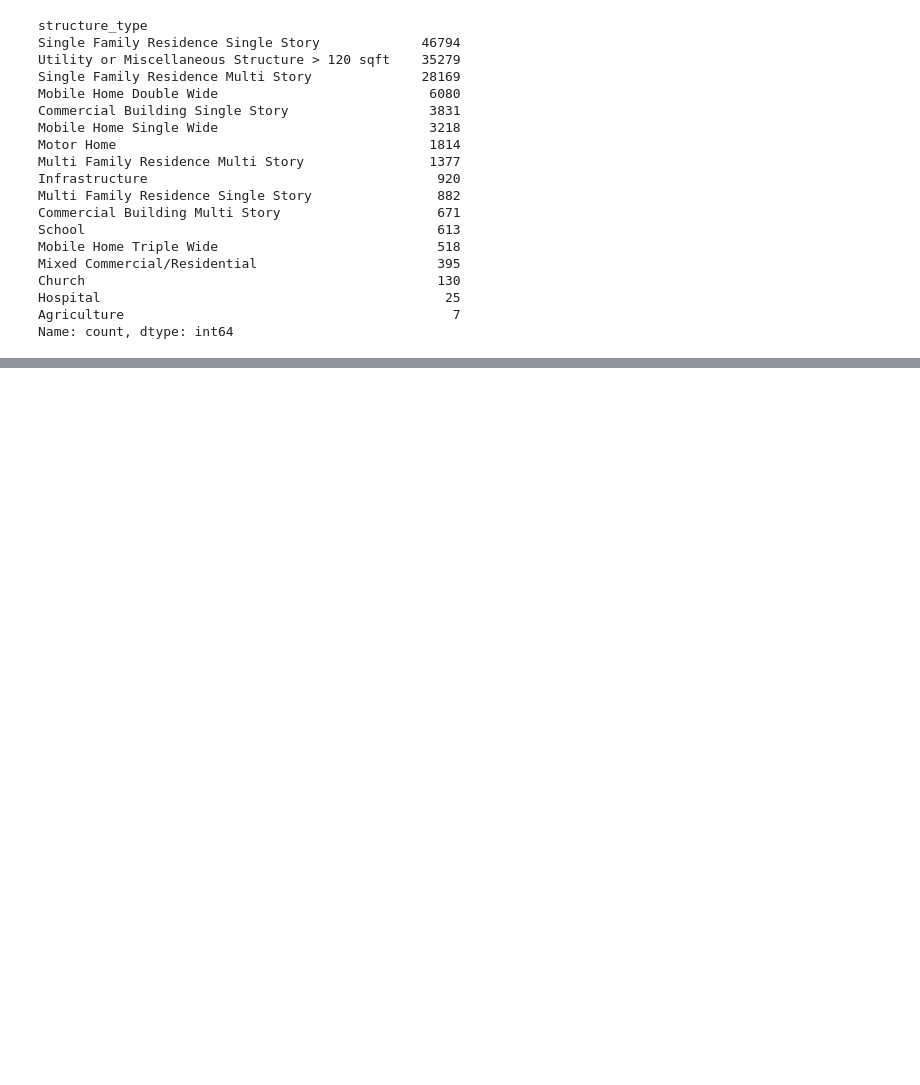
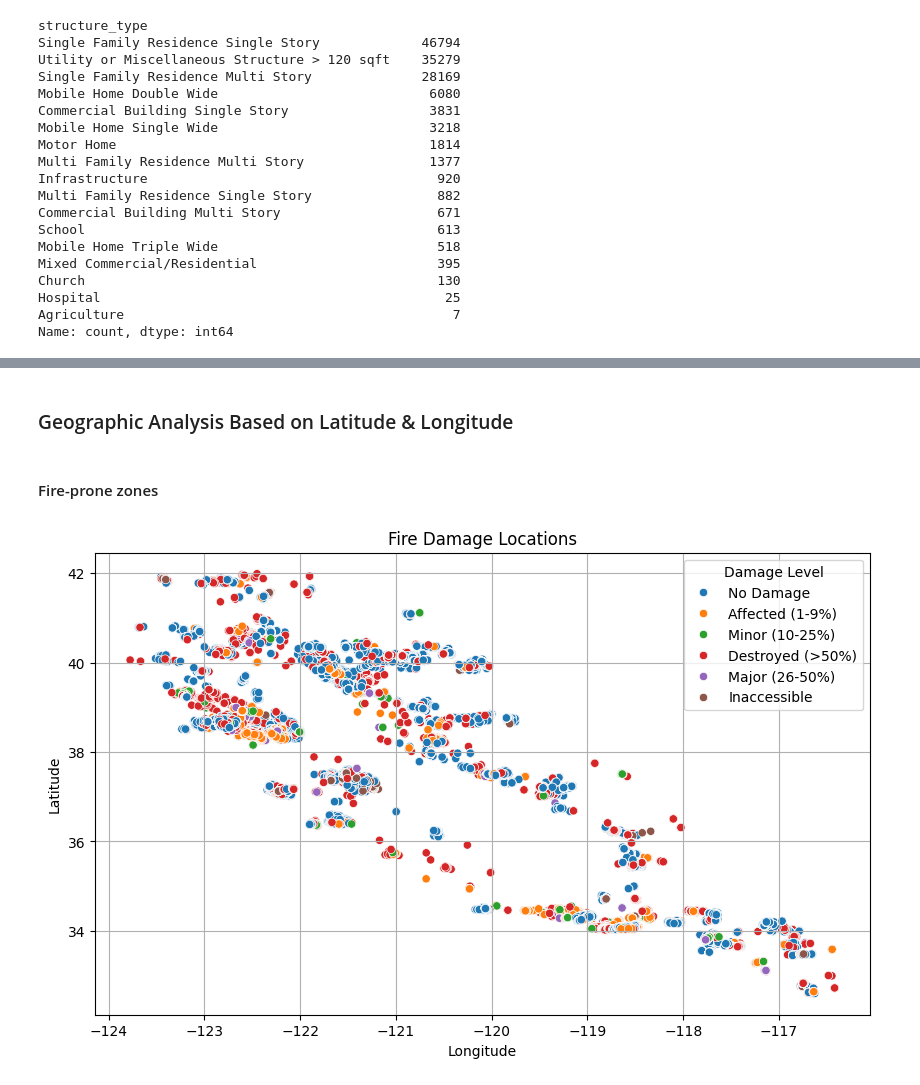
Before and after one commit to manzim/CA_Fire_Impact_Analysis, a Jupyter notebook: scripts/dataset_damage_analysis.ipynb, the cells around one changed output, grey strips where cells are left out. Drawn from its saved outputs; the diff is of its cells as text; code cells hidden in the pictures; blank space fills up the shorter version.

```diff
--- a/scripts/dataset_damage_analysis.ipynb
+++ b/scripts/dataset_damage_analysis.ipynb
@@ -71,0 +131,15 @@ Name: count, dtype: int64
+# %% [markdown]
+### Geographic Analysis Based on Latitude & Longitude
+# %% [markdown]
+#### Fire-prone zones
+# %%
+plt.figure(figsize=(10,6))
+sns.scatterplot(x=df["longitude"], y=df["latitude"], hue=df["damage"], palette="tab10")
+plt.title("Fire Damage Locations")
+plt.grid(True)
+plt.legend(title="Damage Level", loc="best")
+plt.xlabel("Longitude")
+plt.ylabel("Latitude")
+plt.show()
+# %% [output]
+[figure, added]
```
Also changed, not shown: parts of 26 cells of this notebook, 4 other files.
